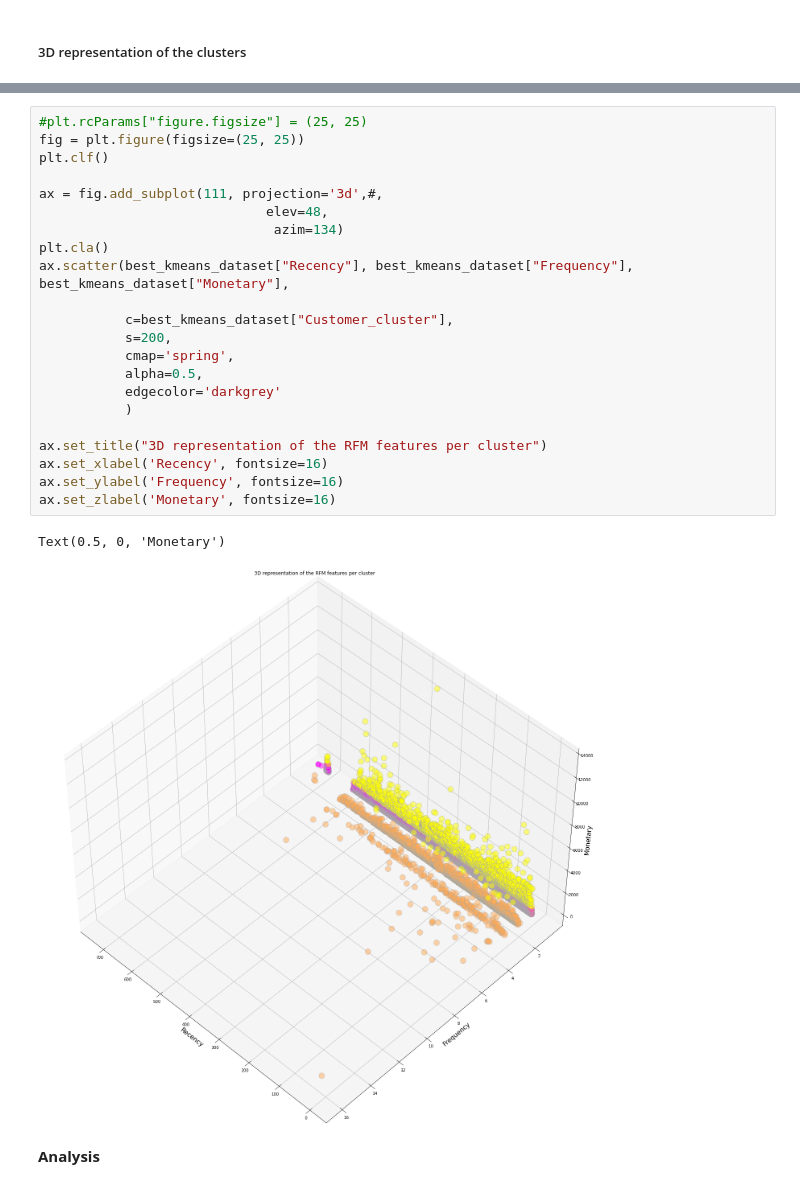
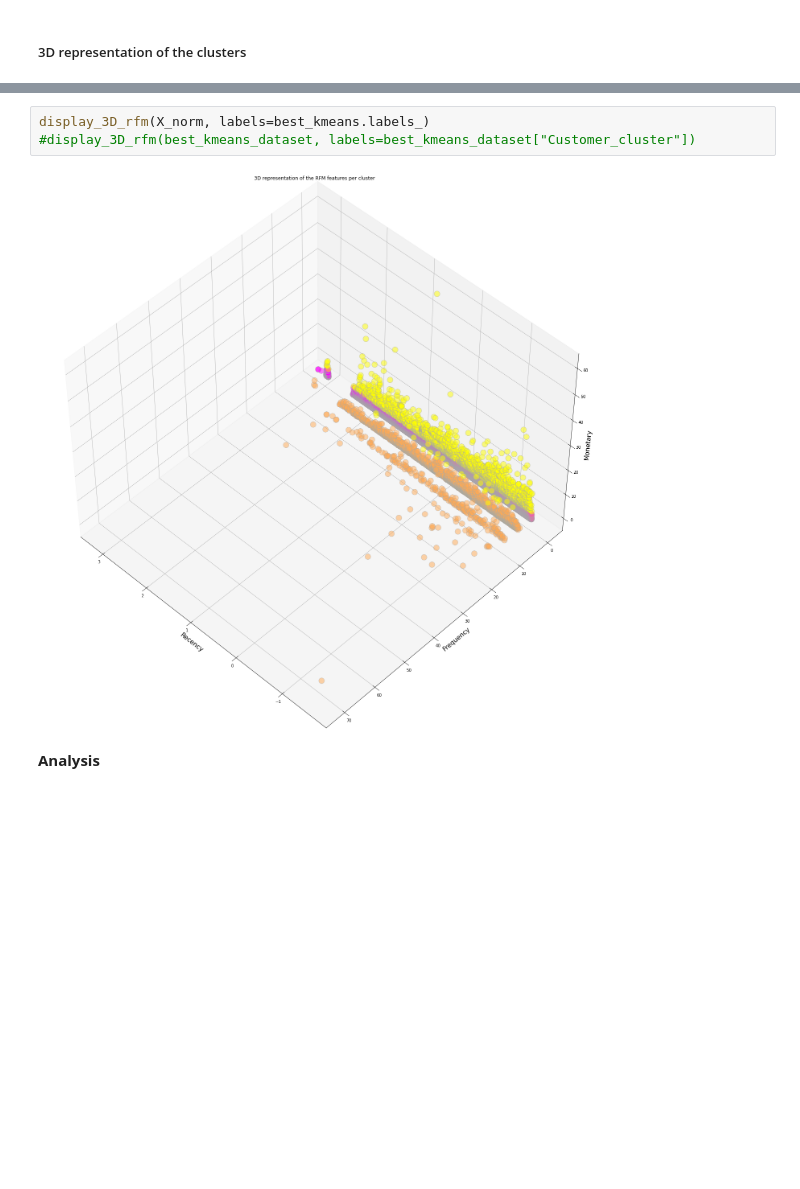
Before and after one commit to oumeima-elgharbi/P5_Data_Science_OpenClassrooms, a Jupyter notebook: P5_02_essais.ipynb, the cells around one changed output, grey strips where cells are left out. Saved outputs shown, nothing was run; the diff lists cells and outputs as text; blank space fills up the shorter version.

Commit message:
P5 02 kmeans ok, need to finish rfmscore

```diff
--- a/P5_02_essais.ipynb
+++ b/P5_02_essais.ipynb
@@ -588,27 +548,7 @@ Text(0.5, 0, 'Monetary')
-# %%
-#plt.rcParams["figure.figsize"] = (25, 25)
-fig = plt.figure(figsize=(25, 25))
-plt.clf()
-
-ax = fig.add_subplot(111, projection='3d',#,
-                             elev=48,
-                              azim=134)
-plt.cla()
-ax.scatter(best_kmeans_dataset["Recency"], best_kmeans_dataset["Frequency"], best_kmeans_dataset["Monetary"],
-
-           c=best_kmeans_dataset["Customer_cluster"],
-           s=200,
-           cmap='spring',
-           alpha=0.5,
-           edgecolor='darkgrey'
-           )
-
-ax.set_title("3D representation of the RFM features per cluster")
-ax.set_xlabel('Recency', fontsize=16)
-ax.set_ylabel('Frequency', fontsize=16)
-ax.set_zlabel('Monetary', fontsize=16)
-# %% [output]
-Text(0.5, 0, 'Monetary')
-[figure, removed]
+# %%
+display_3D_rfm(X_norm, labels=best_kmeans.labels_)
+#display_3D_rfm(best_kmeans_dataset, labels=best_kmeans_dataset["Customer_cluster"])
+# %% [output]
+[figure, added]
 # %% [markdown]
 **Analysis**
```
Also changed, not shown: parts of 29 cells of this notebook, 3 other files.
